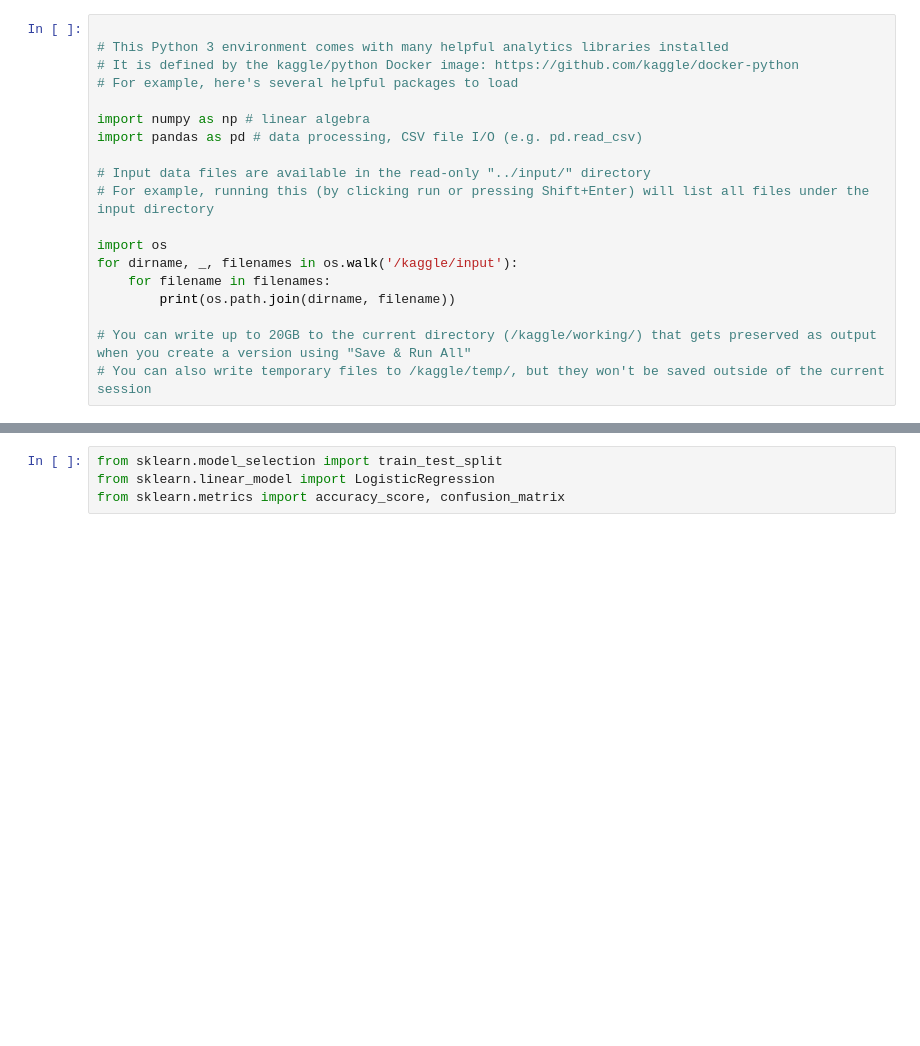
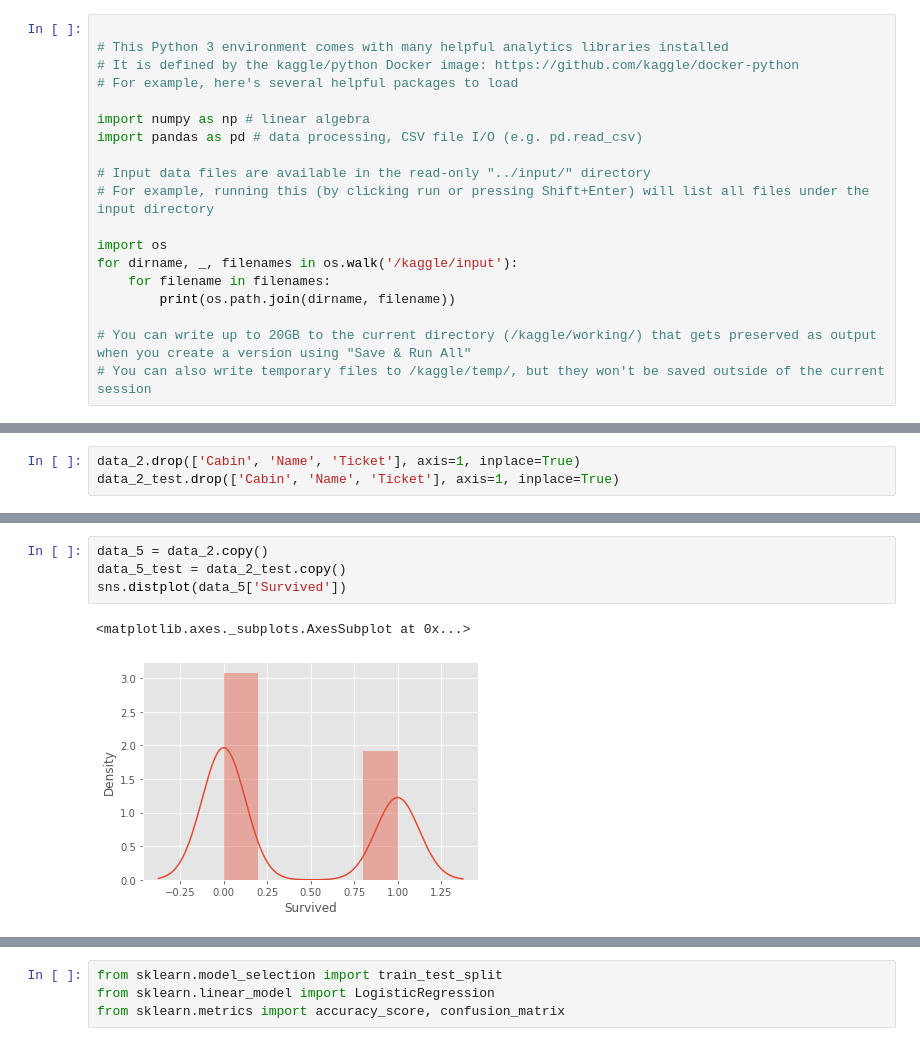
Before and after one commit to bartmartinnn/portfolio, a Jupyter notebook: TitanicKaggle.ipynb, the cells around one changed output, grey strips where cells are left out. Drawn from its saved outputs; the diff is of its cells as text; blank space fills up the shorter version.

```diff
--- a/TitanicKaggle.ipynb
+++ b/TitanicKaggle.ipynb
@@ -197,0 +244,3 @@ data_6.drop(dummies, axis=1, inplace=True)
+# %%
+data_2.drop(['Cabin', 'Name', 'Ticket'], axis=1, inplace=True)
+data_2_test.drop(['Cabin', 'Name', 'Ticket'], axis=1, inplace=True)
@@ -197,0 +294,7 @@ data_6.drop(dummies, axis=1, inplace=True)
+# %%
+data_5 = data_2.copy()
+data_5_test = data_2_test.copy()
+sns.distplot(data_5['Survived'])
+# %% [output]
+<matplotlib.axes._subplots.AxesSubplot at 0x...>
+[figure, added]
```
Also changed, not shown: parts of 57 cells of this notebook, 2 other files.
